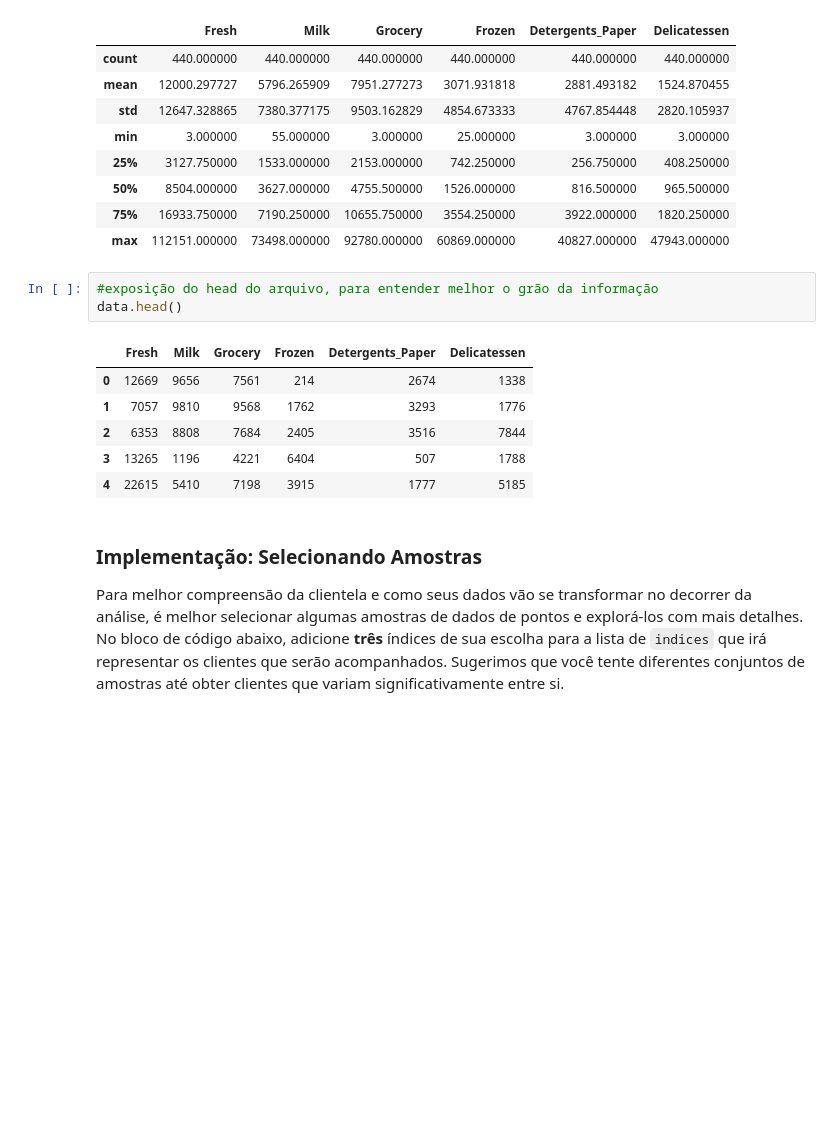
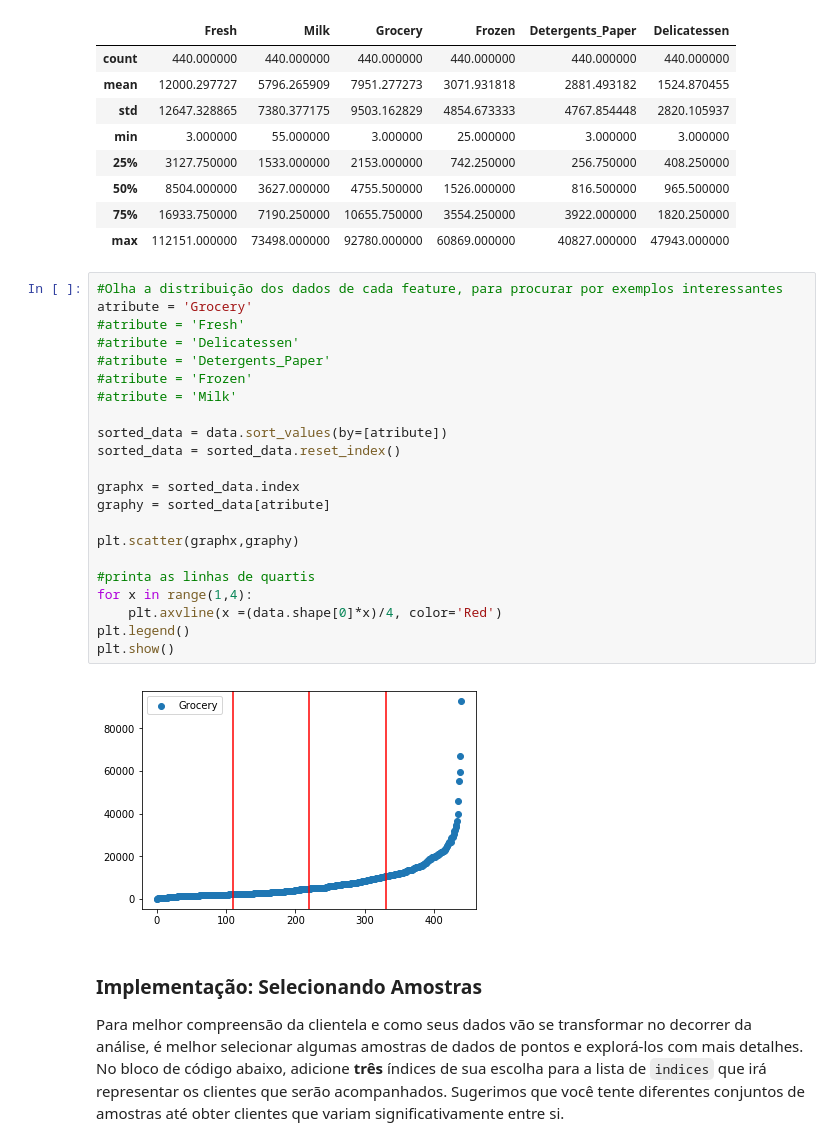
Before and after one commit to kevinszczpanski/Machine-Learning-NanoDegree, a Jupyter notebook: customer_segments/customer_segments_PT.ipynb, the cells around one changed output. Cells and saved outputs as stored; diff of their text form; blank space fills up the shorter version.

```diff
--- a/customer_segments/customer_segments_PT.ipynb
+++ b/customer_segments/customer_segments_PT.ipynb
@@ -54,16 +54,30 @@ display(data.describe())
 | 50% | 8504.000000 | 3627.000000 | 4755.500000 | 1526.000000 | 816.500000 | 965.500000 |
 | 75% | 16933.750000 | 7190.250000 | 10655.750000 | 3554.250000 | 3922.000000 | 1820.250000 |
 | max | 112151.000000 | 73498.000000 | 92780.000000 | 60869.000000 | 40827.000000 | 47943.000000 |
-# %%
-#exposição do head do arquivo, para entender melhor o grão da informação
-data.head()
-# %% [output]
-|  | Fresh | Milk | Grocery | Frozen | Detergents_Paper | Delicatessen |
-| 0 | 12669 | 9656 | 7561 | 214 | 2674 | 1338 |
-| 1 | 7057 | 9810 | 9568 | 1762 | 3293 | 1776 |
-| 2 | 6353 | 8808 | 7684 | 2405 | 3516 | 7844 |
-| 3 | 13265 | 1196 | 4221 | 6404 | 507 | 1788 |
-| 4 | 22615 | 5410 | 7198 | 3915 | 1777 | 5185 |
+# %%
+#Olha a distribuição dos dados de cada feature, para procurar por exemplos interessantes
+atribute = 'Grocery'
+#atribute = 'Fresh'
+#atribute = 'Delicatessen'
+#atribute = 'Detergents_Paper'
+#atribute = 'Frozen'
+#atribute = 'Milk'
+
+sorted_data = data.sort_values(by=[atribute])
+sorted_data = sorted_data.reset_index()
+
+graphx = sorted_data.index
+graphy = sorted_data[atribute]
+
+plt.scatter(graphx,graphy)
+
+#printa as linhas de quartis
+for x in range(1,4):
+    plt.axvline(x =(data.shape[0]*x)/4, color='Red')
+plt.legend()
+plt.show()
+# %% [output]
+[figure, added]
 # %% [markdown]
 ### Implementação: Selecionando Amostras
 Para melhor compreensão da clientela e como seus dados vão se transformar no decorrer da análise, é melhor selecionar algumas amostras de dados de pontos e explorá-los com mais detalhes. No bloco de código abaixo, adicione **três** índices de sua escolha para a lista de `indices` que irá representar os clientes que serão acompanhados. Sugerimos que você tente diferentes conjuntos de amostras até obter clientes que variam significativamente entre si.
```
Also changed, not shown: parts of 18 cells of this notebook.
